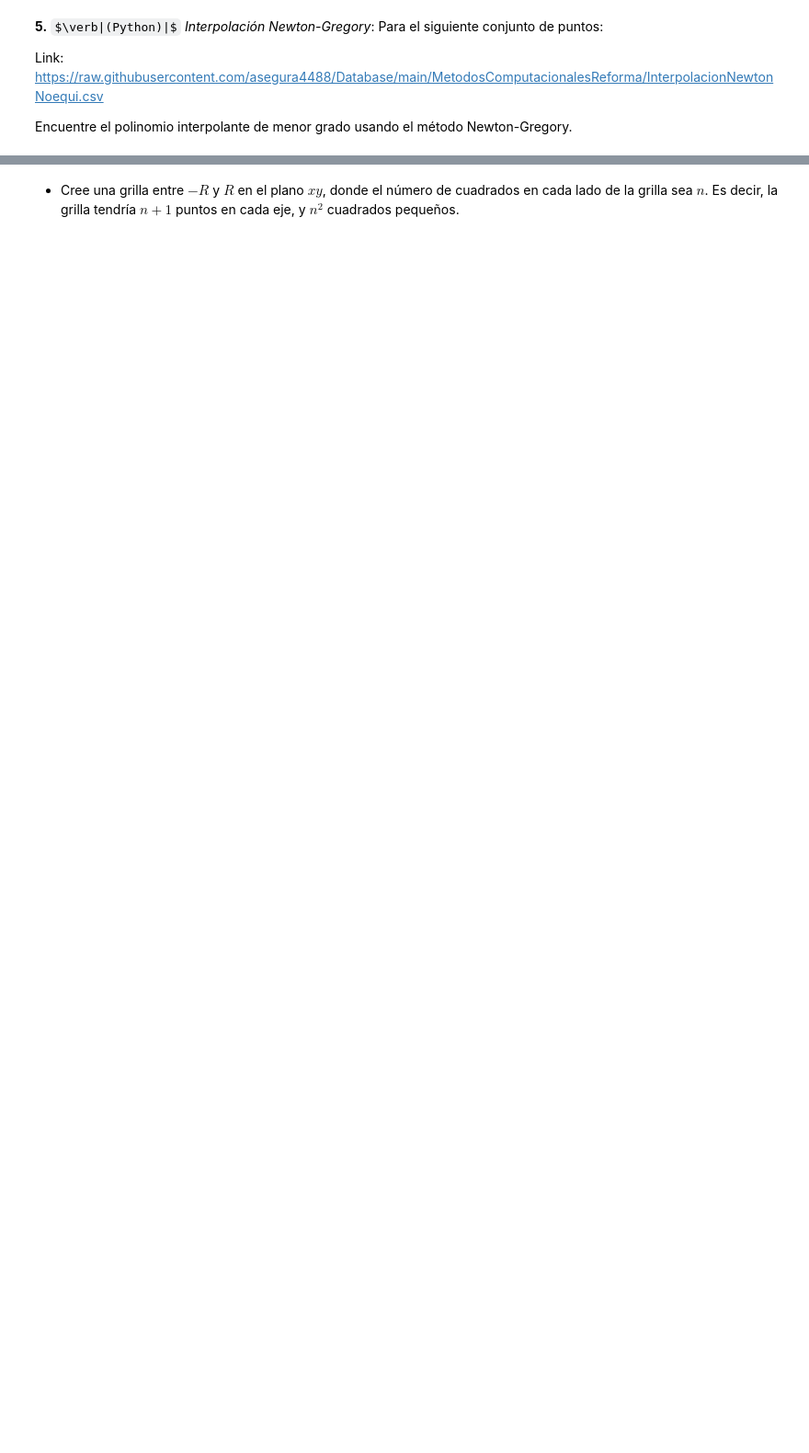
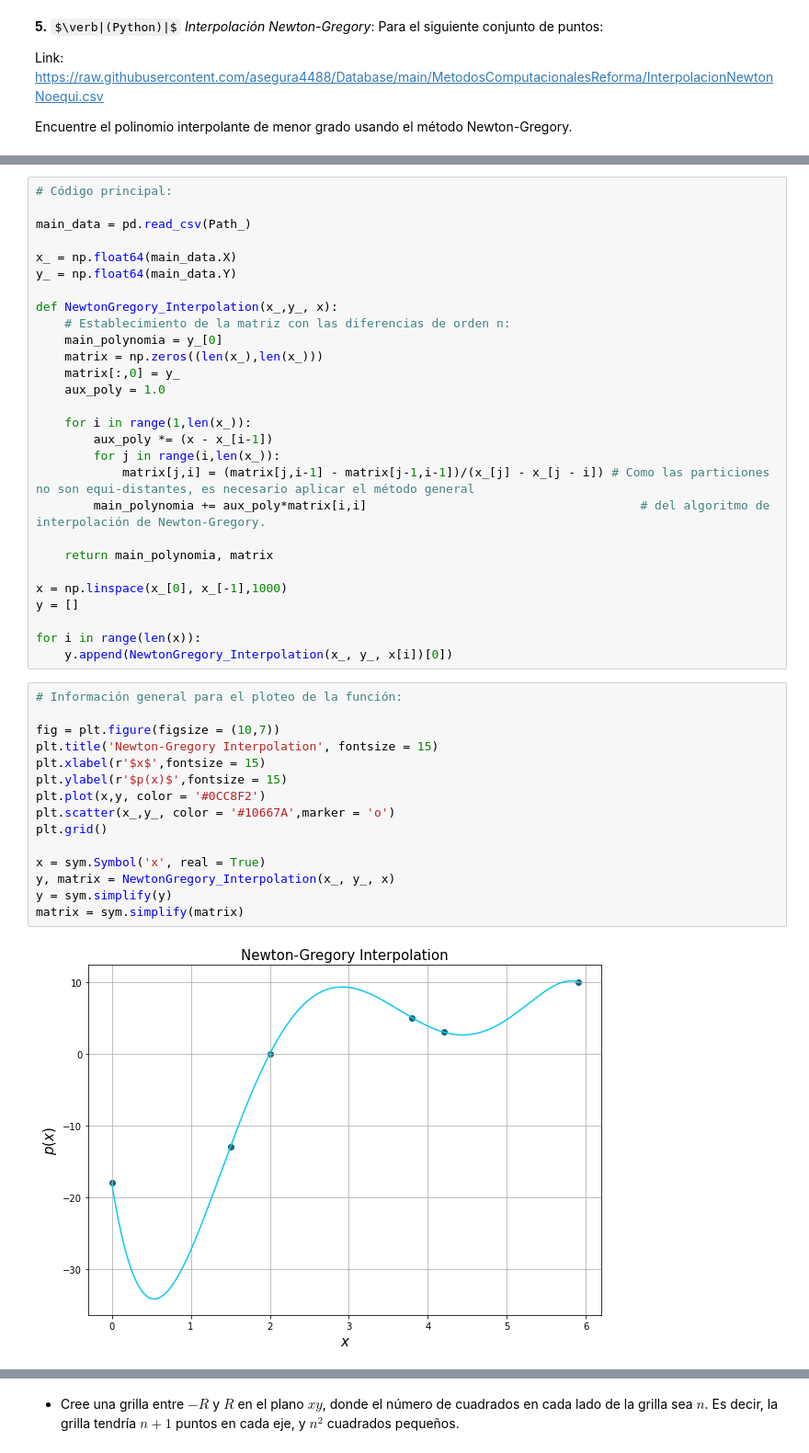
Before and after one commit to ThomasAnkhe/Metodos1_ClaudiaCuellar-ThomasAndrade, a Jupyter notebook: Segundo Taller/Métodos_Taller2.ipynb, the cells around one changed output, grey strips where cells are left out. Shown: that part at 92% size. Drawn from its saved outputs; the diff is of its cells as text; some formulas as TeX source; blank space fills up the shorter version.

Commit message:
Avances Generales.

```diff
--- a/Segundo Taller/Métodos_Taller2.ipynb
+++ b/Segundo Taller/Métodos_Taller2.ipynb
@@ -245,0 +241,45 @@ $$I = \int_{a}^{b}{f(x) dx} \cong \int_{a}^{b}{p_{2}(x) dx} = \frac{h}{3} \cdot
+# %%
+# Código principal:
+
+main_data = pd.read_csv(Path_)
+
+x_ = np.float64(main_data.X)
+y_ = np.float64(main_data.Y)
+
+def NewtonGregory_Interpolation(x_,y_, x):
+    # Establecimiento de la matriz con las diferencias de orden n:
+    main_polynomia = y_[0]
+    matrix = np.zeros((len(x_),len(x_)))
+    matrix[:,0] = y_
+    aux_poly = 1.0
+
+    for i in range(1,len(x_)):
+        aux_poly *= (x - x_[i-1])
+        for j in range(i,len(x_)):
+            matrix[j,i] = (matrix[j,i-1] - matrix[j-1,i-1])/(x_[j] - x_[j - i]) # Como las particiones no son equi-distantes, es necesario aplicar el método general
+        main_polynomia += aux_poly*matrix[i,i]                                      # del algoritmo de interpolación de Newton-Gregory.
+
+    return main_polynomia, matrix
+
+x = np.linspace(x_[0], x_[-1],1000)
+y = []
+
+for i in range(len(x)):
+    y.append(NewtonGregory_Interpolation(x_, y_, x[i])[0])
+# %%
+# Información general para el ploteo de la función:
+
+fig = plt.figure(figsize = (10,7))
+plt.title('Newton-Gregory Interpolation', fontsize = 15)
+plt.xlabel(r'$x$',fontsize = 15)
+plt.ylabel(r'$p(x)$',fontsize = 15)
+plt.plot(x,y, color = '#0CC8F2')
+plt.scatter(x_,y_, color = '#10667A',marker = 'o')
+plt.grid()
+
+x = sym.Symbol('x', real = True)
+y, matrix = NewtonGregory_Interpolation(x_, y_, x)
+y = sym.simplify(y)
+matrix = sym.simplify(matrix)
+# %% [output]
+[figure, added]
```
Also changed, not shown: parts of 38 cells of this notebook, 1 other file.
